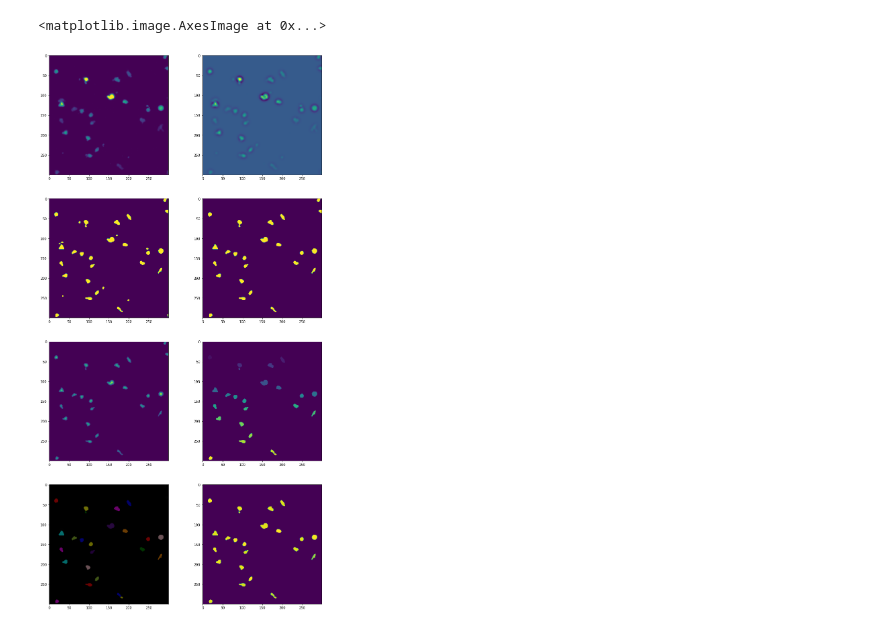
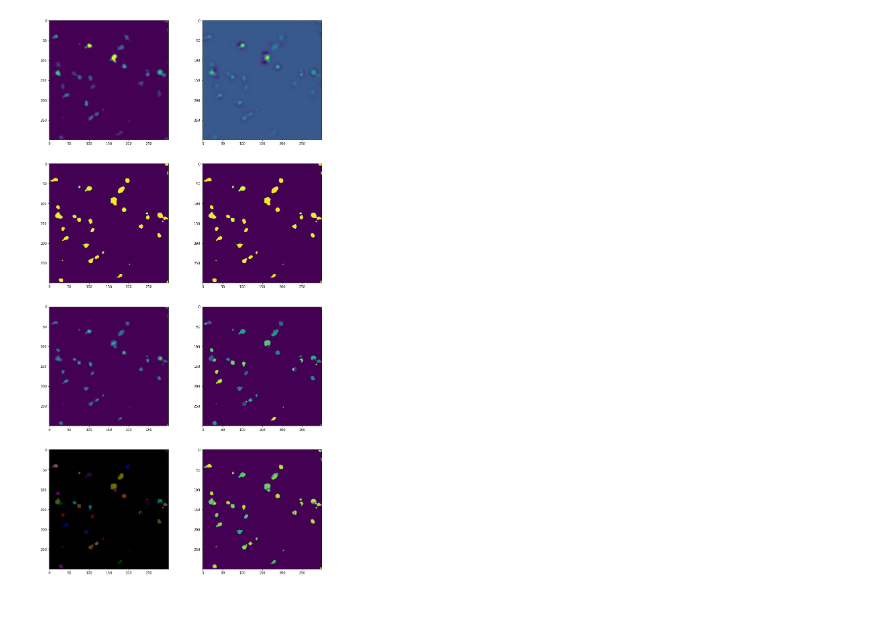
Before and after one commit to bioimage-informatics/Segmentation_tools, a Jupyter notebook: segmentation_by_image_processing.ipynb, the cells around one changed output. Saved outputs shown, nothing was run; the diff lists cells and outputs as text; code cells hidden in the pictures.

```diff
--- a/segmentation_by_image_processing.ipynb
+++ b/segmentation_by_image_processing.ipynb
@@ -86,7 +92,0 @@ ValueError: `image` and `label` must be the same shape
-# %%
-print(wat.shape)
-print(img.shape)
-img_shift = np.moveaxis(img, 0, 2)
-wat_shift = np.moveaxis(wat, 0, 2)
-print(img_shift.shape)
-color_labels = label2rgb(wat_shift, img_shift, alpha=0.4, bg_label=0)
@@ -98,24 +93,42 @@ ValueError: `image` and `label` must be the same shape
 # %%
 # 画像の表示
 %matplotlib inline
 import matplotlib.pyplot as plt
 
 fig, ax = plt.subplots(nrows = 4, ncols=2, figsize=(15, 30))
 
-ax[0,0].imshow(img)
-ax[0,1].imshow(dog)
-ax[1,0].imshow(bw)
-ax[1,1].imshow(large)
-ax[2,0].imshow(dist)
-ax[2,1].imshow(wat)
-ax[3,0].imshow(color_labels)
-ax[3,1].imshow(lab)
+if img.ndim==2:
 
-# chan-vese
-# ax[3,1].imshow(test, cmap="gray")
+    ax[0,0].imshow(img)
+    ax[0,1].imshow(dog)
+    ax[1,0].imshow(bw)
+    ax[1,1].imshow(large)
+    ax[2,0].imshow(dist)
+    ax[2,1].imshow(wat)
+    ax[3,0].imshow(color_labels)
+    ax[3,1].imshow(lab)
 
-# active contour
-# ax[3,1].plot(test2[:, 1], test2[:, 0], '-b', lw=3)
+    # chan-vese
+    # ax[3,1].imshow(test, cmap="gray")
+
+    # active contour
+    # ax[3,1].plot(test2[:, 1], test2[:, 0], '-b', lw=3)
+
+else:
+    z = 5
+    ax[0,0].imshow(img[z])
+    ax[0,1].imshow(dog[z])
+    ax[1,0].imshow(bw[z])
+    ax[1,1].imshow(large[z])
+    ax[2,0].imshow(dist[z])
+    ax[2,1].imshow(wat[z])
+    ax[3,0].imshow(color_labels[z])
+    ax[3,1].imshow(lab[z])
+
+    # chan-vese
+    # ax[3,1].imshow(test, cmap="gray")
+
+    # active contour
+    # ax[3,1].plot(test2[:, 1], test2[:, 0], '-b', lw=3)
 # %% [output]
-<matplotlib.image.AxesImage at 0x...>
-[figure, old version]
+[figure, new version]
```
Also changed, not shown: parts of 3 cells of this notebook.
